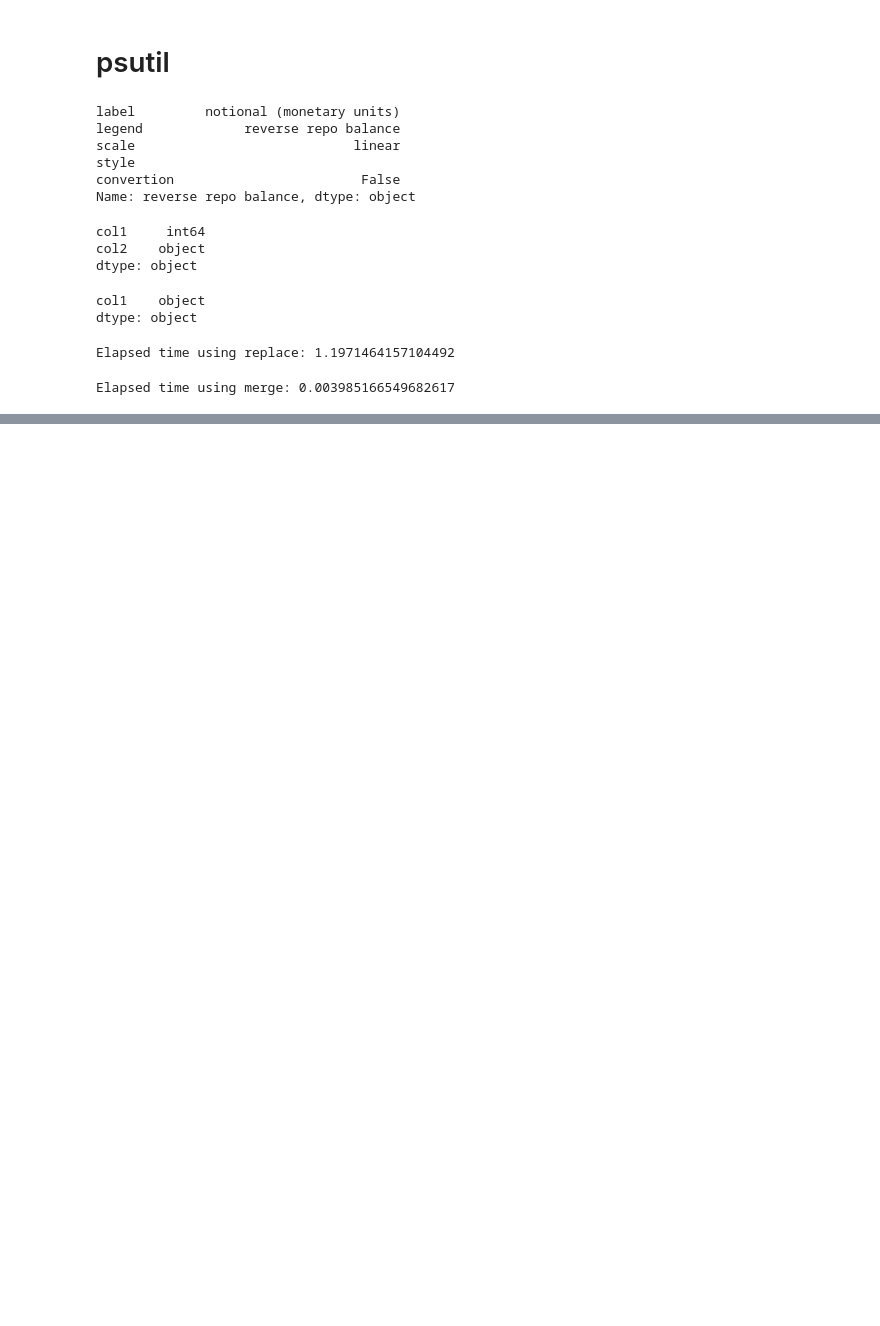
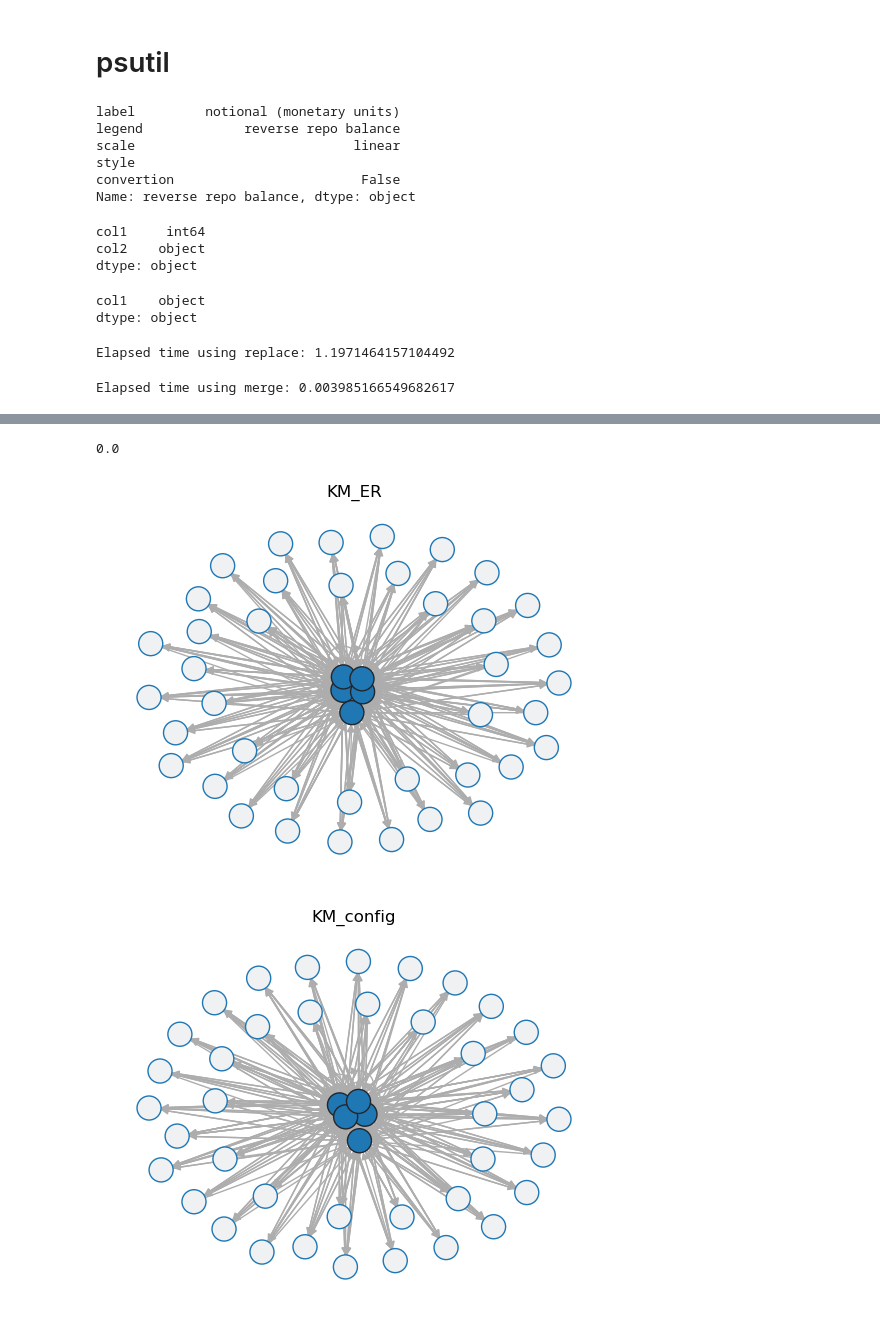
Before and after one commit to Victor-Le-Coz/secured_interbank_network_public, a Jupyter notebook: tools.ipynb, the cells around one changed output, grey strips where cells are left out. Cells and saved outputs as stored; diff of their text form; code cells hidden in the pictures; blank space fills up the shorter version.

Commit message:
new feature: testing of cpnet lib on examples

```diff
--- a/tools.ipynb
+++ b/tools.ipynb
@@ -1011,0 +1087,28 @@ Elapsed time using merge: 0.003985166549682617
+# %%
+df_cpnet_testing.loc["BE", "pvalues"]
+# %% [output]
+0.0
+# %%
+sig_c, sig_x = df_cpnet_testing.loc[algo][["sig_c", "sig_x"]]
+# %%
+import cpnet
+from matplotlib import pyplot as plt
+bank_network = nx.from_numpy_array(
+            arr_adj_matrix,
+            parallel_edges=False,
+            create_using=nx.DiGraph,
+        )
+
+for algo in par.cp_algos:
+
+    sig_c, sig_x = df_cpnet_testing.loc[algo][["sig_c", "sig_x"]]
+
+    # plot cp structure
+    fig, ax = plt.subplots()
+    ax = plt.gca()
+    ax, pos = cpnet.draw(bank_network, sig_c, sig_x, ax)
+    plt.title(algo)
+    plt.plot()
+# %% [output]
+[figure, added]
+[figure, added]
```
Also changed, not shown: parts of 5 cells of this notebook, 2 other files.
